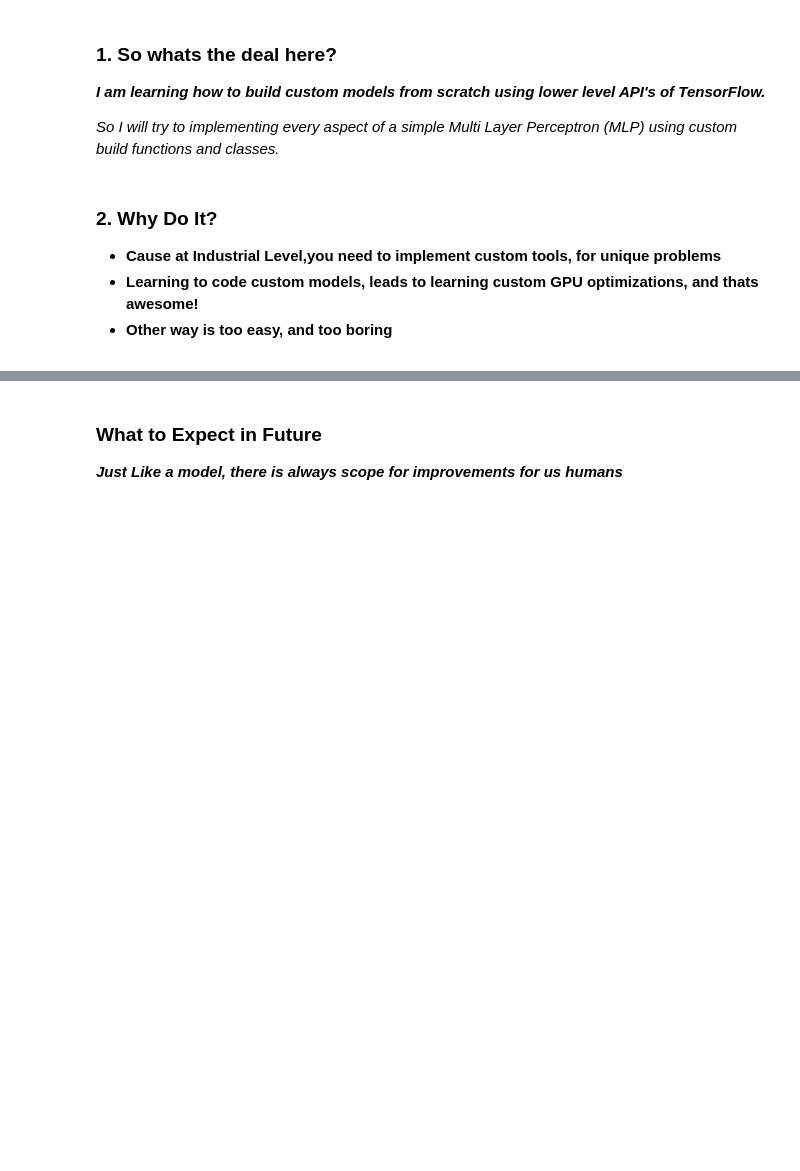
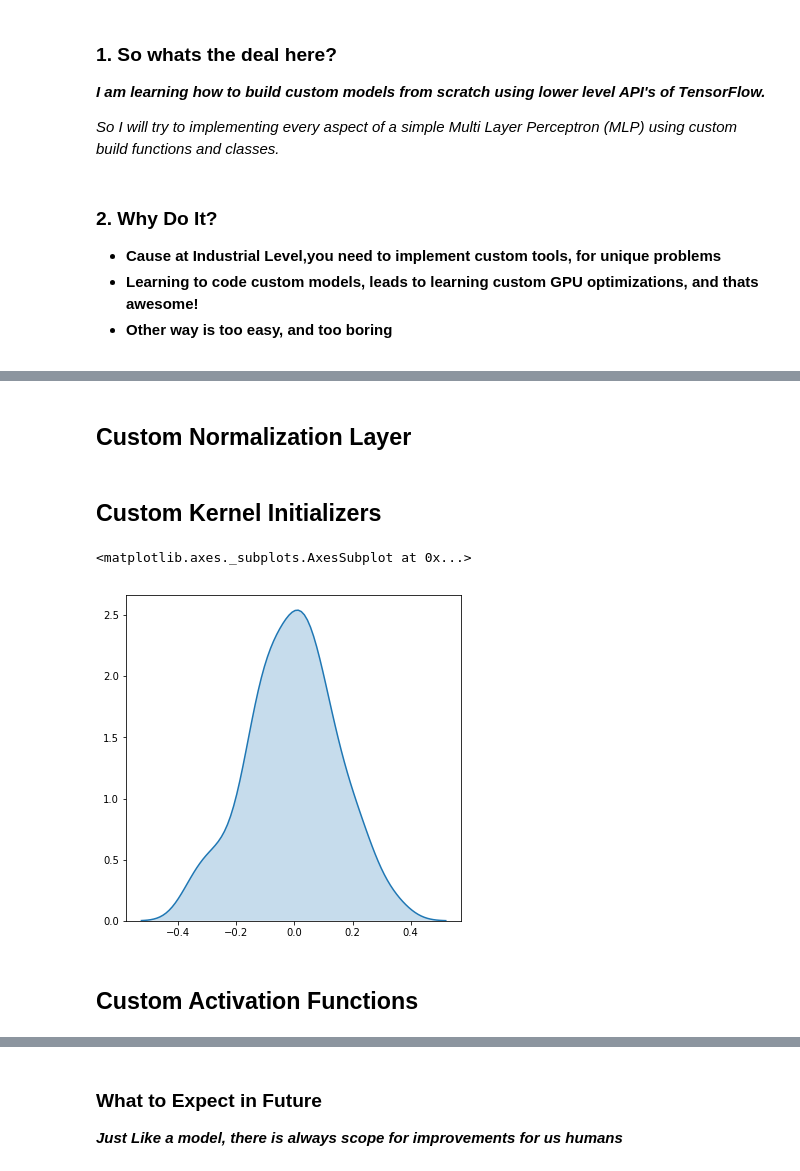
Before and after one commit to akash-agni/Machine_Learning, a Jupyter notebook: Custom Model Building with Tensorflow.ipynb, the cells around one changed output, grey strips where cells are left out. Cells and saved outputs as stored; diff of their text form; code cells hidden in the pictures; blank space fills up the shorter version.

```diff
--- a/Custom Model Building with Tensorflow.ipynb
+++ b/Custom Model Building with Tensorflow.ipynb
@@ -78,3 +79,5 @@ for i in range(2):
+# %% [markdown]
+## Custom Normalization Layer
 # %%
 # Custom Implementation of Normalization Layer
 class MyNormalizationLayer(tf.keras.layers.Layer):
@@ -100,3 +103,5 @@ class MyNormalizationLayer(tf.keras.layers.Layer):
     def get_config():
         base_config =super().get_config()
         return {**base_config,'epsilon':self.epsilon}
+# %% [markdown]
+## Custom Kernel Initializers
@@ -103 +112,10 @@ class MyNormalizationLayer(tf.keras.layers.Layer):
+# %%
+fig,ax = plt.subplots(figsize=(6,6))
+kernel_init_weights = my_glorot_normal((100,1))
+sns.kdeplot(kernel_init_weights.numpy().reshape(1,-1)[0],shade=True)
+# %% [output]
+<matplotlib.axes._subplots.AxesSubplot at 0x...>
+[figure, added]
+# %% [markdown]
+## Custom Activation Functions
 # %%
```
Also changed, not shown: parts of 14 cells of this notebook.
